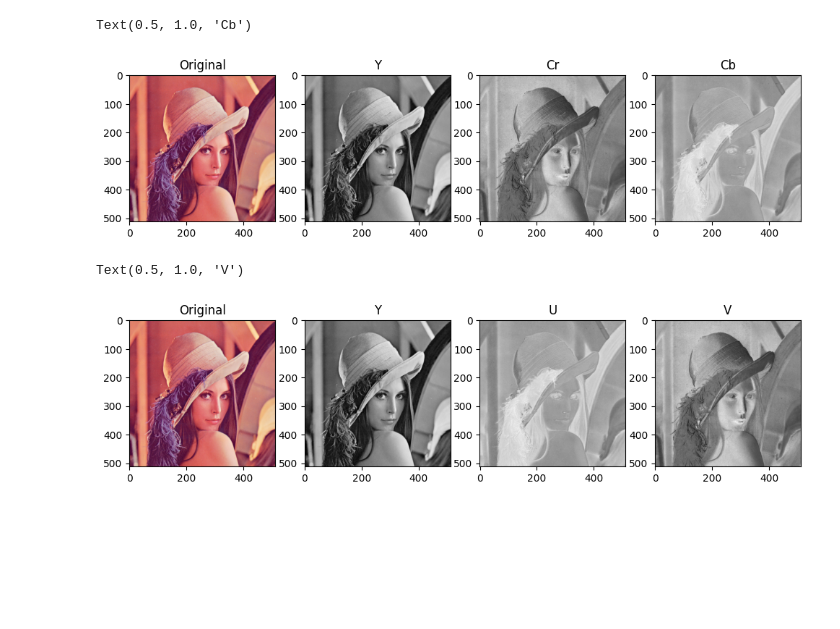
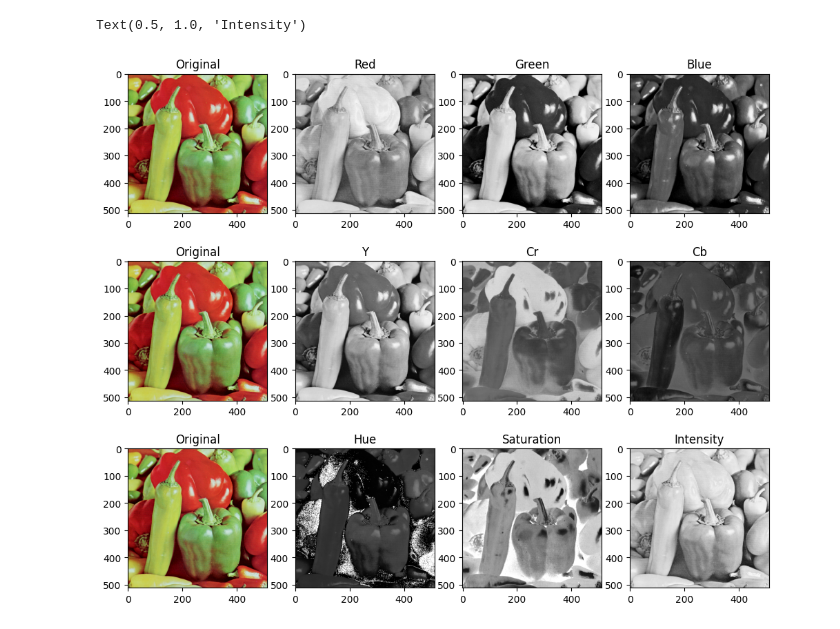
Before and after one commit to jlib245/DIP, a Jupyter notebook: colorimetry.ipynb, the cells around one changed output. Cells and saved outputs as stored; diff of their text form; code cells hidden in the pictures; blank space fills up the shorter version.

```diff
--- a/colorimetry.ipynb
+++ b/colorimetry.ipynb
@@ -39,32 +4,41 @@ Text(0.5, 1.0, 'Intensity')
-# %%
-lenna_ycbcr = cv2.cvtColor(lenna, cv2.COLOR_RGB2YCrCb)
-Y, Cr, Cb = cv2.split(lenna_ycbcr)
-
-fig, axs = plt.subplots(1, 4, figsize=(12, 4))
-axs[0].imshow(lenna)
-axs[0].set_title('Original')
-axs[1].imshow(Y, cmap='gray')
-axs[1].set_title('Y')
-axs[2].imshow(Cr, cmap='gray')
-axs[2].set_title('Cr')
-axs[3].imshow(Cb, cmap='gray')
-axs[3].set_title('Cb')
-# %% [output]
-Text(0.5, 1.0, 'Cb')
-[figure, removed]
-# %%
-lenna_yub = cv2.cvtColor(lenna, cv2.COLOR_RGB2YUV)
-Y, U, V = cv2.split(lenna_yub)
-
-fig, axs = plt.subplots(1, 4, figsize=(12, 4))
-axs[0].imshow(lenna)
-axs[0].set_title('Original')
-axs[1].imshow(Y, cmap='gray')
-axs[1].set_title('Y')
-axs[2].imshow(U, cmap='gray')
-axs[2].set_title('U')
-axs[3].imshow(V, cmap='gray')
-axs[3].set_title('V')
-# %% [output]
-Text(0.5, 1.0, 'V')
-[figure, removed]
+# %%
+pepper = cv2.imread('pic/pepper.bmp')
+pepper = cv2.cvtColor(pepper, cv2.COLOR_BGR2RGB)
+pepper = cv2.imread('pic/pepper.bmp')
+pepper = cv2.cvtColor(pepper, cv2.COLOR_BGR2RGB)
+# %%
+red, green, blue = cv2.split(pepper)
+fig, axs = plt.subplots(3, 4, figsize=(12, 10))
+axs[0][0].imshow(pepper)
+axs[0][0].set_title('Original')
+axs[0][1].imshow(red, cmap='gray')
+axs[0][1].set_title('Red')
+axs[0][2].imshow(green, cmap='gray')
+axs[0][2].set_title('Green')
+axs[0][3].imshow(blue, cmap='gray')
+axs[0][3].set_title('Blue')
+
+pepper_ycbcr = cv2.cvtColor(pepper, cv2.COLOR_RGB2YCrCb)
+Y, Cr, Cb = cv2.split(pepper_ycbcr)
+axs[1][0].imshow(pepper)
+axs[1][0].set_title('Original')
+axs[1][1].imshow(Y, cmap='gray')
+axs[1][1].set_title('Y')
+axs[1][2].imshow(Cr, cmap='gray')
+axs[1][2].set_title('Cr')
+axs[1][3].imshow(Cb, cmap='gray')
+axs[1][3].set_title('Cb')
+
+pepper_HSV = cv2.cvtColor(pepper, cv2.COLOR_RGB2HSV)
+H, S, I = cv2.split(pepper_HSV)
+axs[2][0].imshow(pepper)
+axs[2][0].set_title('Original')
+axs[2][1].imshow(H, cmap='gray')
+axs[2][1].set_title('Hue')
+axs[2][2].imshow(S, cmap='gray')
+axs[2][2].set_title('Saturation')
+axs[2][3].imshow(I, cmap='gray')
+axs[2][3].set_title('Intensity')
+# %% [output]
+Text(0.5, 1.0, 'Intensity')
+[figure, added]
```
Also changed, not shown: parts of 4 cells of this notebook, 26 other files.
